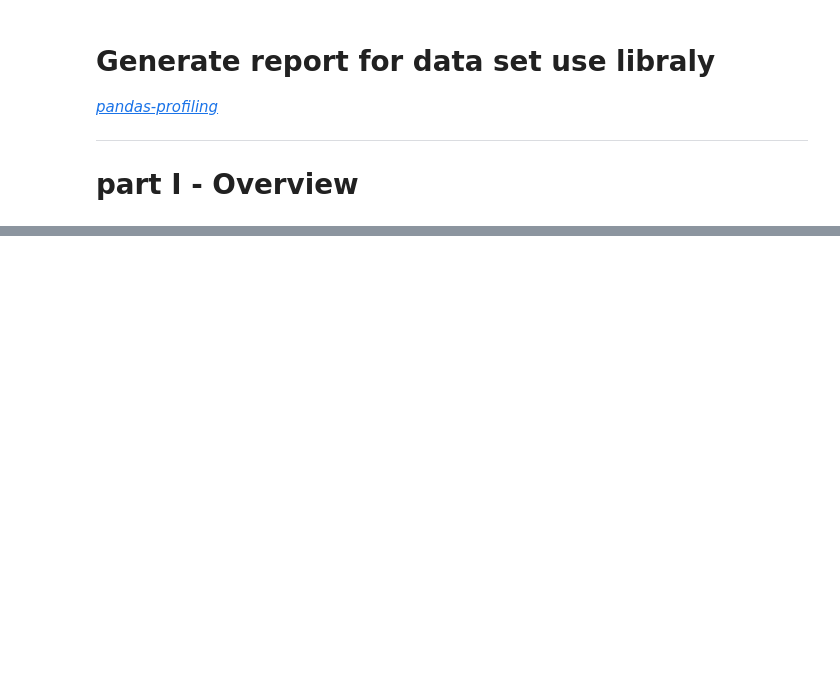
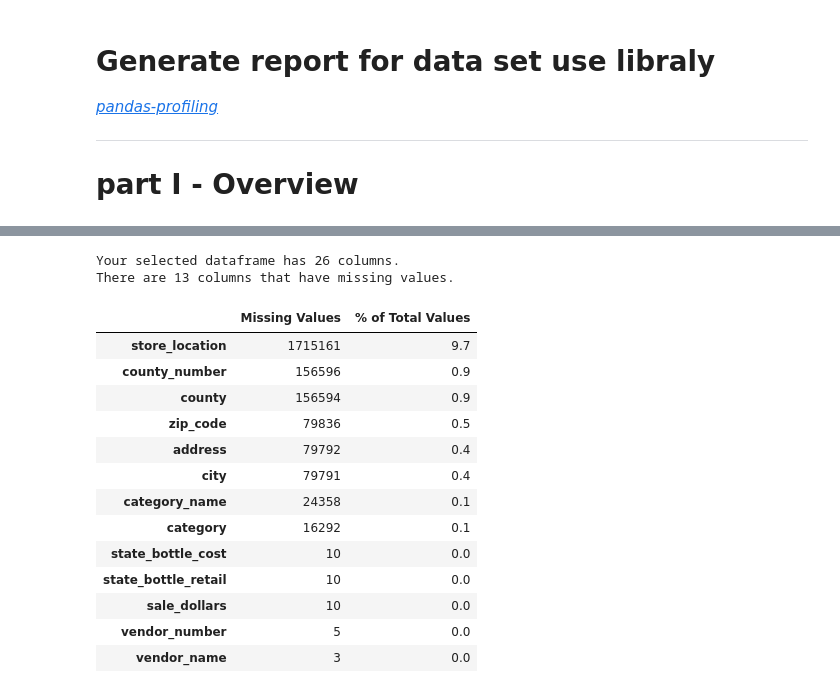
Before and after one commit to nshovkun/GoogleBigQueqy, a Jupyter notebook: start_eda.ipynb, the cells around one changed output, grey strips where cells are left out. Drawn from its saved outputs; the diff is of its cells as text; code cells hidden in the pictures; blank space fills up the shorter version.

```diff
--- a/start_eda.ipynb
+++ b/start_eda.ipynb
@@ -145,0 +196,4 @@ To register the converters:
+# %%
+# add new column to analyze by
+df_iq_retail['month_year'] = df_iq_retail['date'].dt.to_period('M')
+df_iq_retail['year'] = df_iq_retail['date'].dt.to_period('Y')
@@ -145,0 +246,19 @@ To register the converters:
+# %%
+missing_values_table(df_iq_retail)
+# %% [output]
+Your selected dataframe has 26 columns.
+There are 13 columns that have missing values.
+|  | Missing Values | % of Total Values |
+| store_location | 1715161 | 9.7 |
+| county_number | 156596 | 0.9 |
+| county | 156594 | 0.9 |
+| zip_code | 79836 | 0.5 |
+| address | 79792 | 0.4 |
+| city | 79791 | 0.4 |
+| category_name | 24358 | 0.1 |
+| category | 16292 | 0.1 |
+| state_bottle_cost | 10 | 0.0 |
+| state_bottle_retail | 10 | 0.0 |
+| sale_dollars | 10 | 0.0 |
+| vendor_number | 5 | 0.0 |
+| vendor_name | 3 | 0.0 |
```
Also changed, not shown: parts of 21 cells of this notebook.
